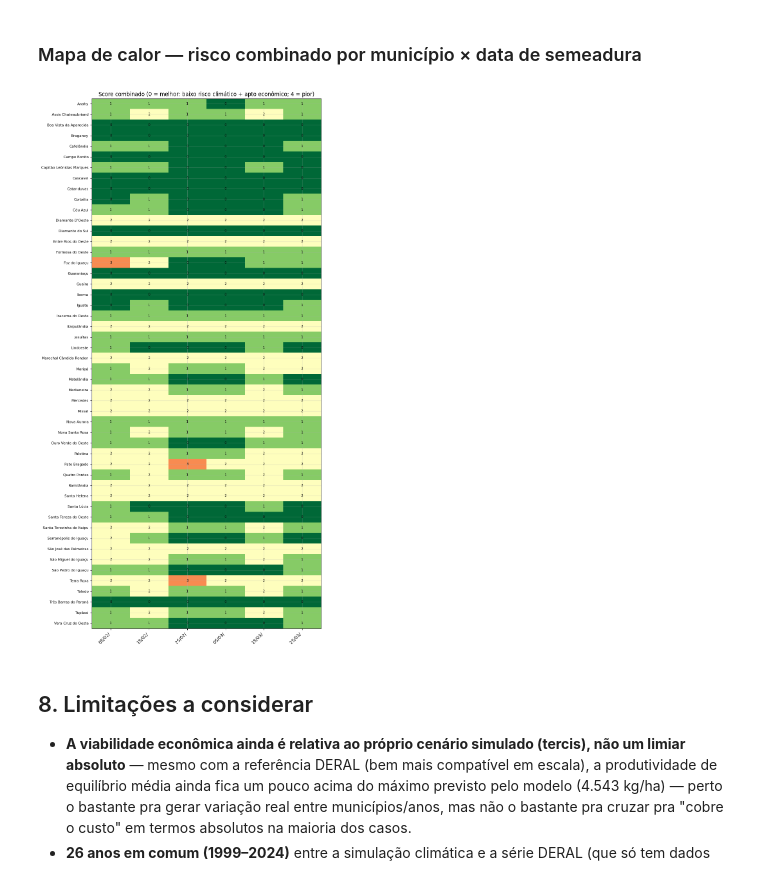
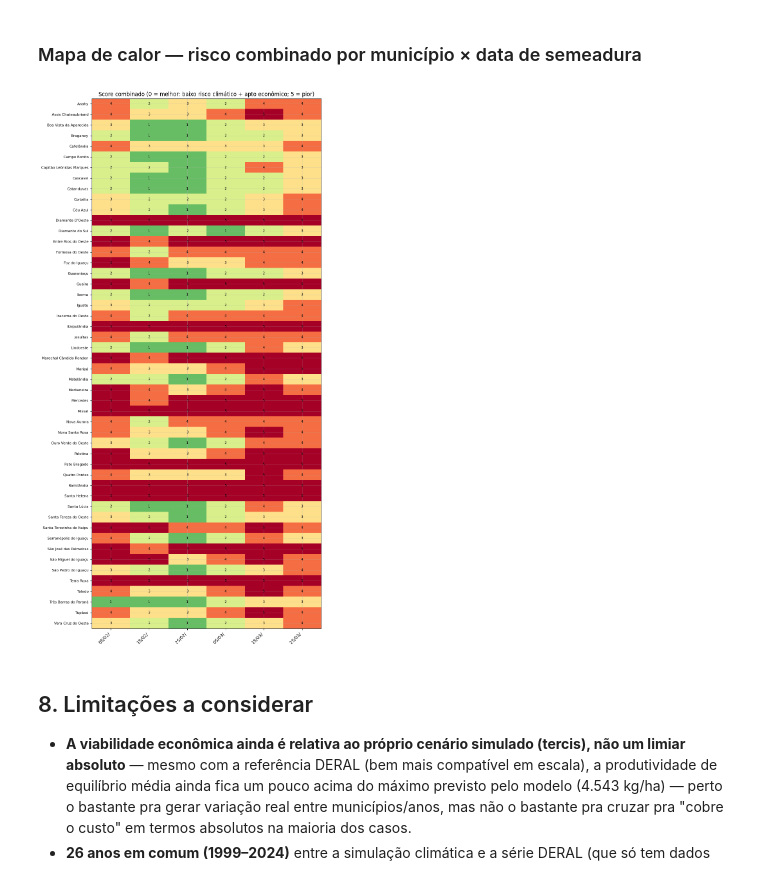
Before and after one commit to fcoliveira-utfpr/aquacrop_ml, a Jupyter notebook: 09_analise_custo_modelos.ipynb, the cells around one changed output. Saved outputs shown, nothing was run; the diff lists cells and outputs as text; code cells hidden in the pictures.

```diff
--- a/09_analise_custo_modelos.ipynb
+++ b/09_analise_custo_modelos.ipynb
@@ -339,6 +356,23 @@ def simular_safra(clima, dta, data_sem_str, ano_inicial):
     ).reset_index()
     safra["ISNA"] = [rc_1, rc_2, rc_3, rc_4]
     safra["PA"] = [pa1, pa2, pa3, pa4]
+
+    # Critérios oficiais do ZARC (Portaria SPA/MAPA nº 329/2026, item 1.14) — calculados sobre as
+    # fases próprias do ZARC (ZARC_FASE1_FIM etc.), não sobre as fases Doorenbos-Kassam acima.
+    etr_diario = safra1["ETR"].to_numpy()
+    etc_diario = safra1["ETc"].to_numpy()
+    isna_zarc_i = etr_diario[:ZARC_FASE1_FIM].sum() / etc_diario[:ZARC_FASE1_FIM].sum()
+    isna_zarc_iii = etr_diario[ZARC_FASE2_FIM:ZARC_FASE3_FIM].sum() / etc_diario[ZARC_FASE2_FIM:ZARC_FASE3_FIM].sum()
+    isna_zarc_iv = etr_diario[ZARC_FASE3_FIM:ZARC_FASE4_FIM].sum() / etc_diario[ZARC_FASE3_FIM:ZARC_FASE4_FIM].sum()
+    tmed_min_faseiii = safra1["Tmed"].iloc[ZARC_FASE2_FIM:ZARC_FASE3_FIM].min()
+    tmin_min_fasei_iii = safra1["Tmin"].iloc[:ZARC_FASE3_FIM].min()
+
+    safra["ISNA_zarc_I"] = isna_zarc_i
+    safra["ISNA_zarc_III"] = isna_zarc_iii
+    safra["ISNA_zarc_IV"] = isna_zarc_iv
+    safra["TmedMin_zarc_III"] = tmed_min_faseiii
+    safra["TminMin_zarc_I_III"] = tmin_min_fasei_iii
+
     safra["Data semeadura"] = data_semeadura
     safra["Data maturação"] = data_maturacao
     return safra
@@ -427,6 +461,7 @@ if combos_faltando:
         vars_fase = [
             "Tmin", "Tmax", "Tmed", "Chuva", "UR", "ETc", "ETR", "ARM", "DEF", "EXC",
             "ISNA", "PA", "Amp", "Pefetiva", "Latitude", "Longitude", "Altitude", "T_DEF", "lat_lon",
+            "ISNA_zarc_I", "ISNA_zarc_III", "ISNA_zarc_IV", "TmedMin_zarc_III", "TminMin_zarc_I_III",
         ]
 
         df["rep"] = df.groupby(["Municipio", "Ano", "DOY_semeadura", "DOY_maturacao", "Fase"]).cumcount()
@@ -437,8 +472,15 @@ if combos_faltando:
         df_wide_novo.columns = [f"{v}_F{f}" for v, f in df_wide_novo.columns]
         df_wide_novo = df_wide_novo.reset_index()
 
+        # Latitude/Longitude/Altitude/lat_lon e as variáveis ZARC (ISNA_zarc_*, TmedMin_zarc_III,
+        # TminMin_zarc_I_III) são escalares por safra, não por fase Doorenbos-Kassam — o pivot as
+        # replica em F1-F4; mantemos só a cópia F1 e descartamos as duplicatas.
+        _colunas_escalares_por_safra = (
+            "Altitude", "Latitude", "Longitude", "lat_lon",
+            "ISNA_zarc_I", "ISNA_zarc_III", "ISNA_zarc_IV", "TmedMin_zarc_III", "TminMin_zarc_I_III",
+        )
         df_wide_novo = df_wide_novo.drop(
-            columns=[c for c in df_wide_novo.columns if c.split("_F")[-1] in ("2", "3", "4") and c.split("_F")[0] in ("Altitude", "Latitude", "Longitude", "lat_lon")],
+            columns=[c for c in df_wide_novo.columns if c.split("_F")[-1] in ("2", "3", "4") and c.split("_F")[0] in _colunas_escalares_por_safra],
             errors="ignore",
         )
 
@@ -963,7 +1056,7 @@ matriz = isna_cidade_data.merge(
     on=["municipio", "data_semeadura"],
 )
 
-ORDEM_CLIMA = {"Baixo risco climático": 0, "Médio risco climático": 1, "Alto risco climático": 2}
+ORDEM_CLIMA = {"Risco climático 20%": 0, "Risco climático 30%": 1, "Risco climático 40%": 2, "Inapto (risco > 40%)": 3}
 ORDEM_ECONOMICO = {"Mais viável": 0, "Viabilidade intermediária": 1, "Menos viável": 2}
 
 matriz["score_clima"] = matriz["risco_climatico"].map(ORDEM_CLIMA).astype(int)
@@ -1014,22 +1108,22 @@ melhor_data_por_municipio.sort_values("isna_medio", ascending=False)
 # %%
 pivot_score = matriz.pivot(index="municipio", columns="data_semeadura", values="score_combinado")[SEM]
 
 fig, ax = plt.subplots(figsize=(9, max(6, 0.35 * len(pivot_score))))
-im = ax.imshow(pivot_score, cmap="RdYlGn_r", vmin=0, vmax=4, aspect="auto")
+im = ax.imshow(pivot_score, cmap="RdYlGn_r", vmin=0, vmax=5, aspect="auto")
 ax.set_xticks(range(len(SEM)))
 ax.set_xticklabels(SEM, rotation=45, ha="right")
 ax.set_yticks(range(len(pivot_score.index)))
 ax.set_yticklabels(pivot_score.index, fontsize=8)
 for i in range(pivot_score.shape[0]):
     for j in range(pivot_score.shape[1]):
         v = pivot_score.iloc[i, j]
         if pd.notna(v):
             ax.text(j, i, f"{v:.0f}", ha="center", va="center", fontsize=7)
-ax.set_title("Score combinado (0 = melhor: baixo risco climático + apto econômico; 4 = pior)")
+ax.set_title("Score combinado (0 = melhor: baixo risco climático + apto econômico; 5 = pior)")
 plt.tight_layout()
 plt.show()
 # %% [output]
-[figure, old version]
+[figure, new version]
 # %% [markdown]
 ## 8. Limitações a considerar
 
```
Also changed, not shown: parts of 8 cells of this notebook, 14 other files.
